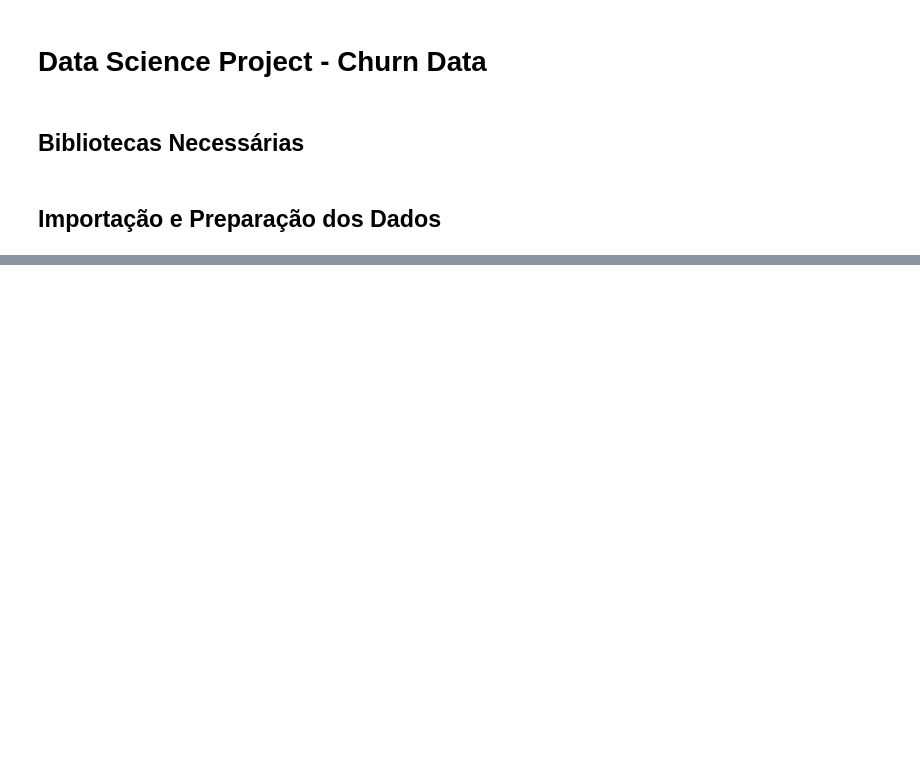
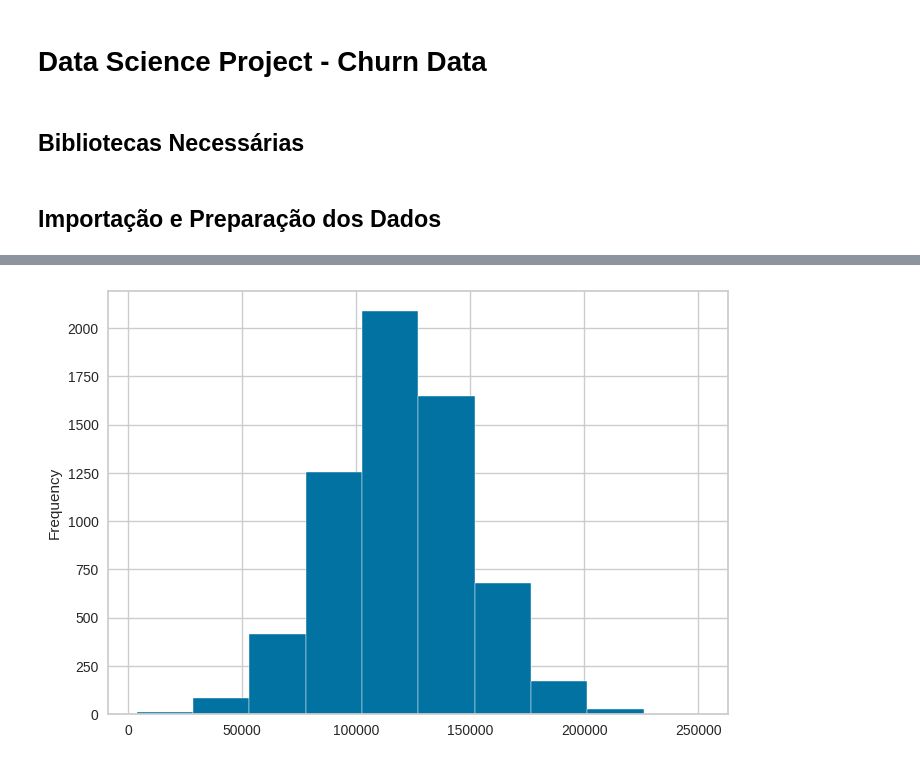
Before and after one commit to wanderson-blima/project_ml_churn_data, a Jupyter notebook: project_ml_churn_data.ipynb, the cells around one changed output, grey strips where cells are left out. Drawn from its saved outputs; the diff is of its cells as text; code cells hidden in the pictures; blank space fills up the shorter version.

```diff
--- a/project_ml_churn_data.ipynb
+++ b/project_ml_churn_data.ipynb
@@ -27,0 +167,5 @@ warnings.filterwarnings('ignore')
+# %%
+# plotando o histograma para análisar a distribuição dos dados sem os valores 0
+dados[dados['Balance'] > 0]['Balance'].plot(kind = 'hist', edgecolor = 'white');
+# %% [output]
+[figure, added]
```
Also changed, not shown: parts of 63 cells of this notebook, 1 other file.
